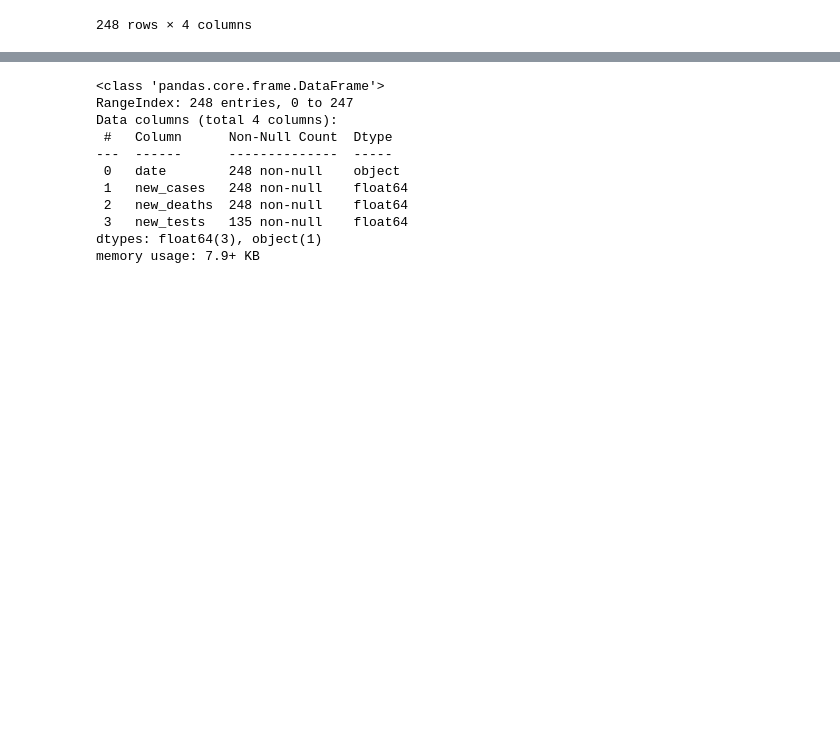
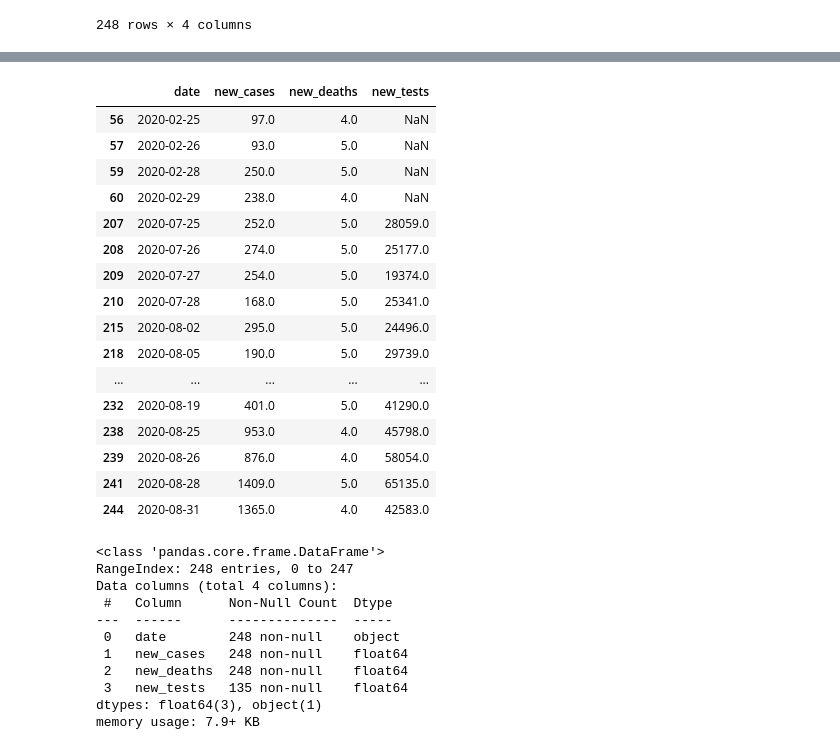
Before and after one commit to ahurara/Python_libraries-Data-Analysis-Zero-to-Panda-, a Jupyter notebook: panda.ipynb, the cells around one changed output, grey strips where cells are left out. Drawn from its saved outputs; the diff is of its cells as text; code cells hidden in the pictures; blank space fills up the shorter version.

```diff
--- a/panda.ipynb
+++ b/panda.ipynb
@@ -34,3 +71,23 @@ covid_df
+# %%
+covid_df.loc[covid_df.new_deaths.isin([4, 5])]
+# %% [output]
+|  | date | new_cases | new_deaths | new_tests |
+| 56 | 2020-02-25 | 97.0 | 4.0 | NaN |
+| 57 | 2020-02-26 | 93.0 | 5.0 | NaN |
+| 59 | 2020-02-28 | 250.0 | 5.0 | NaN |
+| 60 | 2020-02-29 | 238.0 | 4.0 | NaN |
+| 207 | 2020-07-25 | 252.0 | 5.0 | 28059.0 |
+| 208 | 2020-07-26 | 274.0 | 5.0 | 25177.0 |
+| 209 | 2020-07-27 | 254.0 | 5.0 | 19374.0 |
+| 210 | 2020-07-28 | 168.0 | 5.0 | 25341.0 |
+| 215 | 2020-08-02 | 295.0 | 5.0 | 24496.0 |
+| 218 | 2020-08-05 | 190.0 | 5.0 | 29739.0 |
+| ... | ... | ... | ... | ... |
+| 232 | 2020-08-19 | 401.0 | 5.0 | 41290.0 |
+| 238 | 2020-08-25 | 953.0 | 4.0 | 45798.0 |
+| 239 | 2020-08-26 | 876.0 | 4.0 | 58054.0 |
+| 241 | 2020-08-28 | 1409.0 | 5.0 | 65135.0 |
+| 244 | 2020-08-31 | 1365.0 | 4.0 | 42583.0 |
 # %%
 covid_df.info()
 # %% [output]
```
Also changed, not shown: parts of 5 cells of this notebook.
